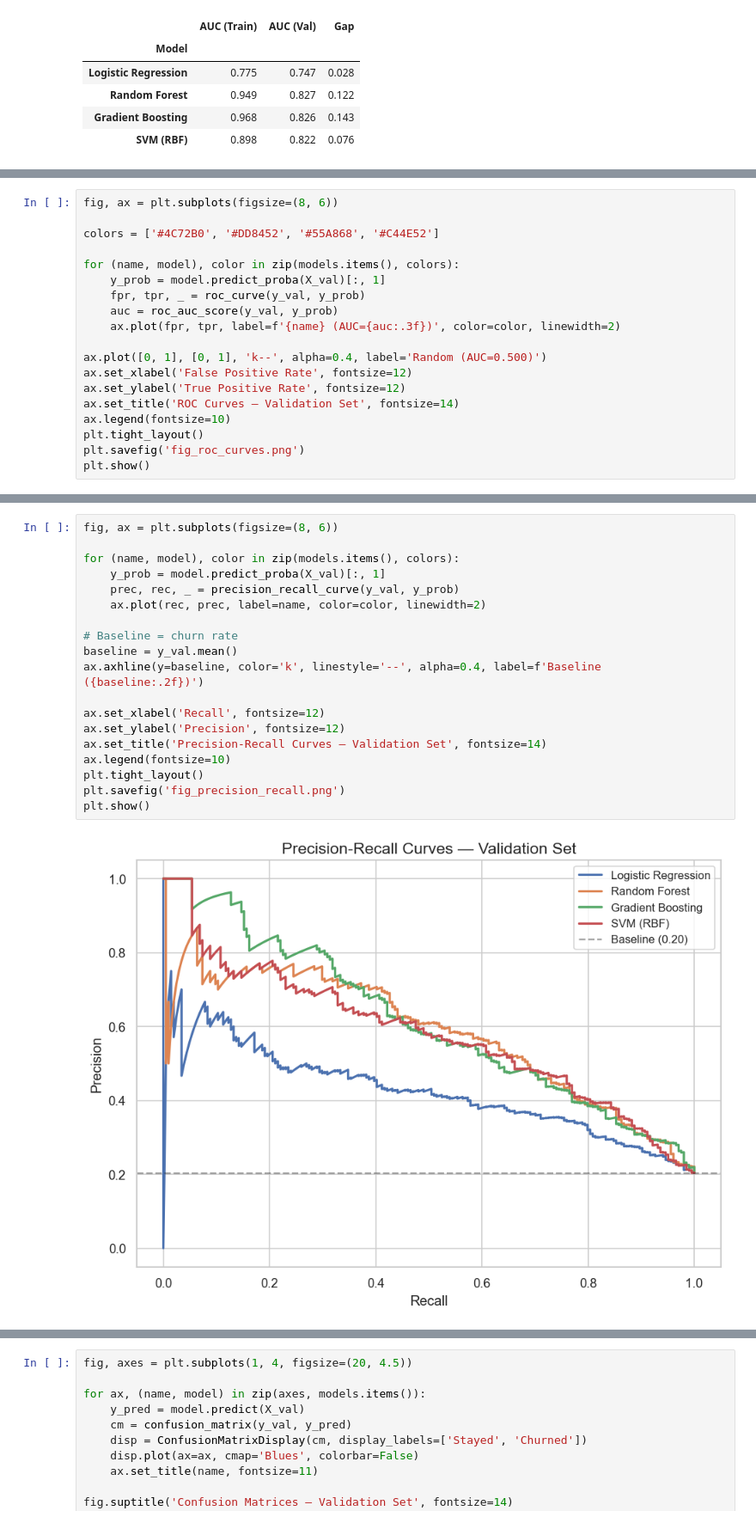
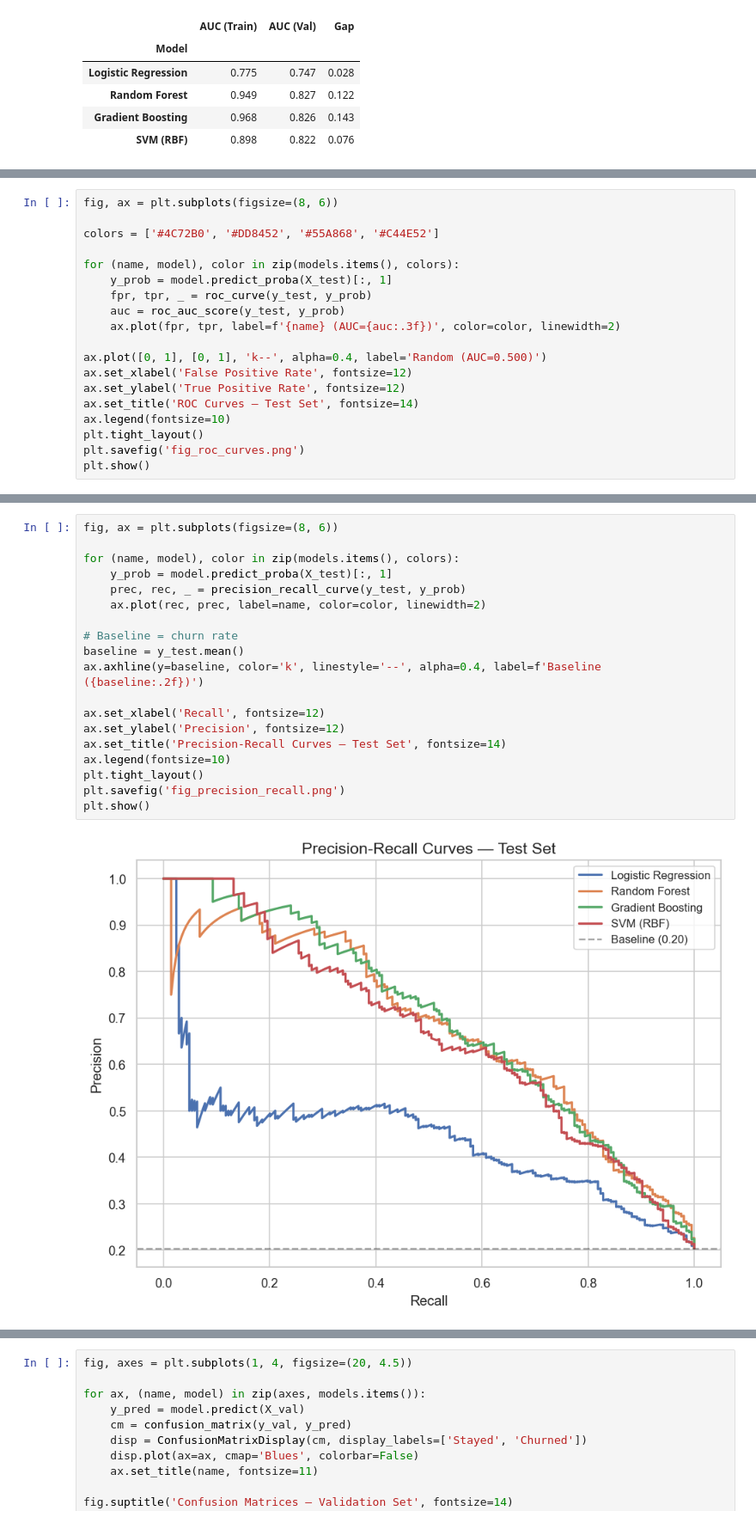
Before and after one commit to valgondry/Machine-Learning-KUBS, a Jupyter notebook: modeling.ipynb, the cells around one changed output, grey strips where cells are left out. Shown at 86% size. Saved outputs shown, nothing was run; the diff lists cells and outputs as text.

Commit message:
Update modeling notebook
Co-Authored-By: Claude Sonnet 4.6 <noreply@anthropic.com>

```diff
--- a/modeling.ipynb
+++ b/modeling.ipynb
@@ -174,15 +174,15 @@ fig, ax = plt.subplots(figsize=(8, 6))
 colors = ['#4C72B0', '#DD8452', '#55A868', '#C44E52']
 
 for (name, model), color in zip(models.items(), colors):
-    y_prob = model.predict_proba(X_val)[:, 1]
-    fpr, tpr, _ = roc_curve(y_val, y_prob)
-    auc = roc_auc_score(y_val, y_prob)
+    y_prob = model.predict_proba(X_test)[:, 1]
+    fpr, tpr, _ = roc_curve(y_test, y_prob)
+    auc = roc_auc_score(y_test, y_prob)
     ax.plot(fpr, tpr, label=f'{name} (AUC={auc:.3f})', color=color, linewidth=2)
 
 ax.plot([0, 1], [0, 1], 'k--', alpha=0.4, label='Random (AUC=0.500)')
 ax.set_xlabel('False Positive Rate', fontsize=12)
 ax.set_ylabel('True Positive Rate', fontsize=12)
-ax.set_title('ROC Curves — Validation Set', fontsize=14)
+ax.set_title('ROC Curves — Test Set', fontsize=14)
 ax.legend(fontsize=10)
 plt.tight_layout()
 plt.savefig('fig_roc_curves.png')
@@ -197,22 +197,22 @@ because they focus on the minority class performance.
 # %%
 fig, ax = plt.subplots(figsize=(8, 6))
 
 for (name, model), color in zip(models.items(), colors):
-    y_prob = model.predict_proba(X_val)[:, 1]
-    prec, rec, _ = precision_recall_curve(y_val, y_prob)
+    y_prob = model.predict_proba(X_test)[:, 1]
+    prec, rec, _ = precision_recall_curve(y_test, y_prob)
     ax.plot(rec, prec, label=name, color=color, linewidth=2)
 
 # Baseline = churn rate
-baseline = y_val.mean()
+baseline = y_test.mean()
 ax.axhline(y=baseline, color='k', linestyle='--', alpha=0.4, label=f'Baseline ({baseline:.2f})')
 
 ax.set_xlabel('Recall', fontsize=12)
 ax.set_ylabel('Precision', fontsize=12)
-ax.set_title('Precision-Recall Curves — Validation Set', fontsize=14)
+ax.set_title('Precision-Recall Curves — Test Set', fontsize=14)
 ax.legend(fontsize=10)
 plt.tight_layout()
 plt.savefig('fig_precision_recall.png')
 plt.show()
 # %% [output]
-[figure, old version]
+[figure, new version]
 # %% [markdown]
```
Also changed, not shown: parts of 8 cells of this notebook.
